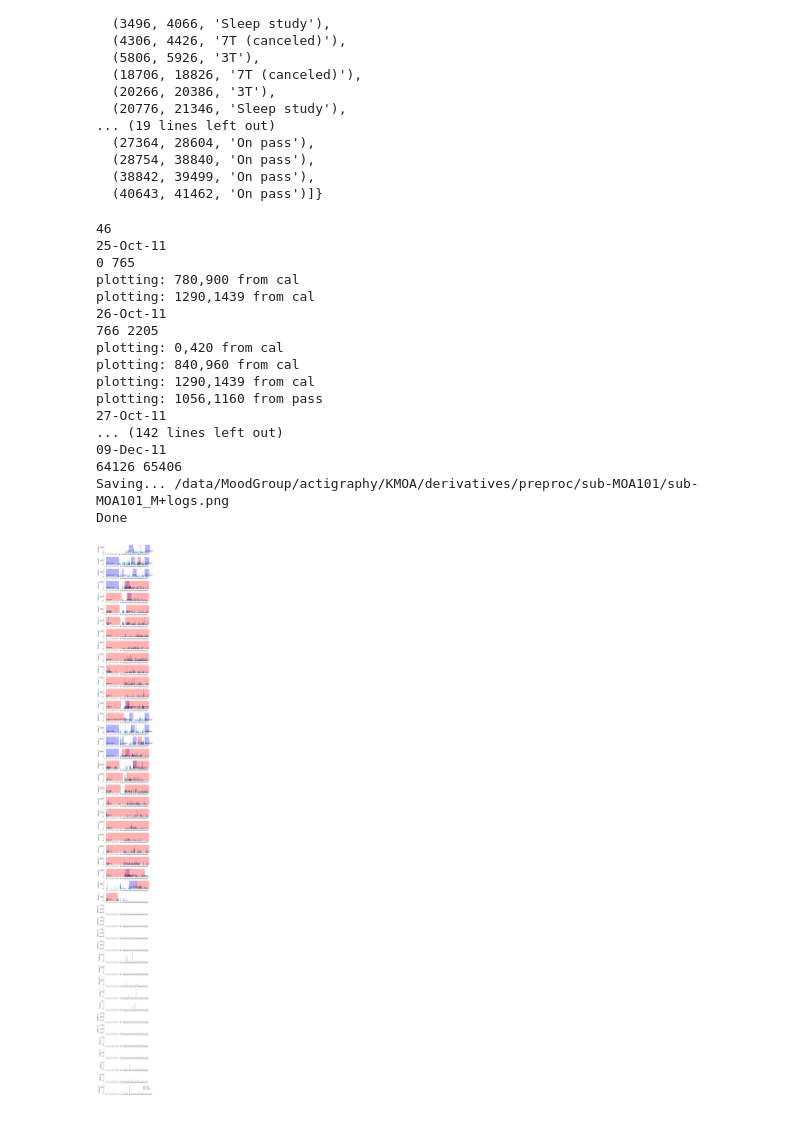
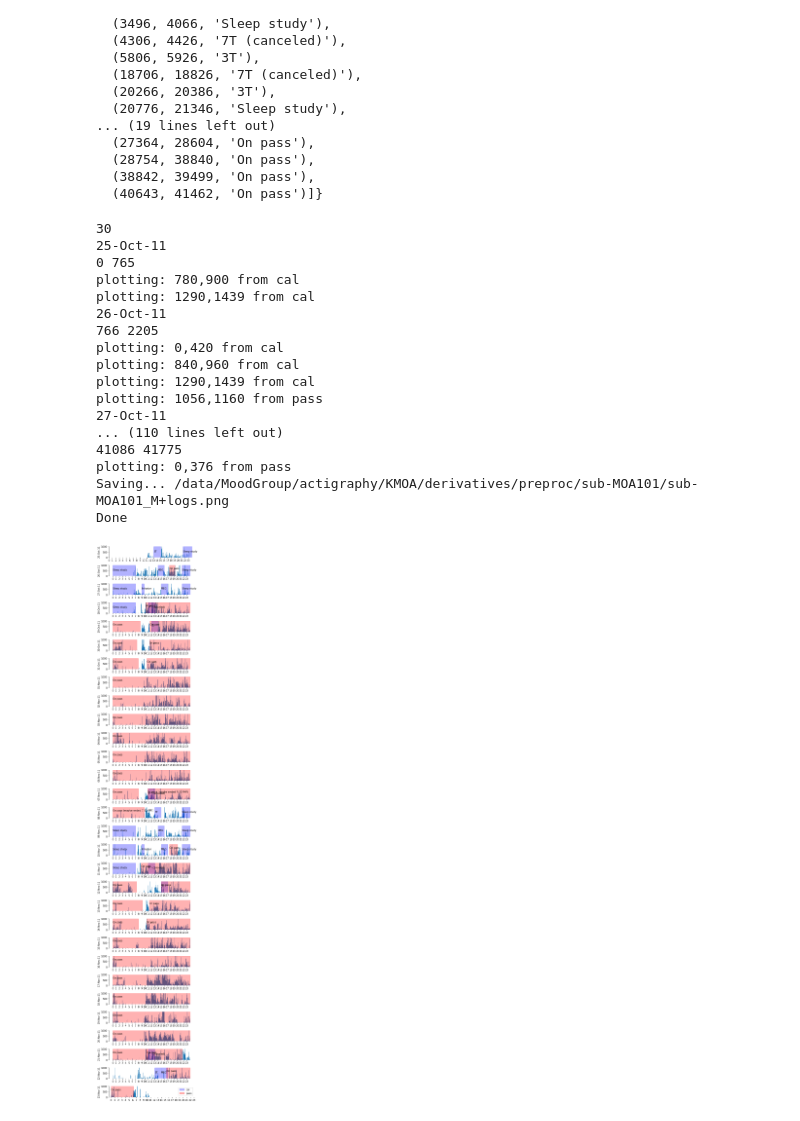
Before and after one commit to jwe080/actigraPy, a Jupyter notebook: notebooks/write_Mtimes.ipynb, the cells around one changed output. Drawn from its saved outputs; the diff is of its cells as text; code cells hidden in the pictures.

```diff
--- a/notebooks/write_Mtimes.ipynb
+++ b/notebooks/write_Mtimes.ipynb
@@ -239,5 +239,5 @@ start = 0, end = 41776
 ## <font color='red'>Make sure the starts and ends make sense before clipping the data</font>
 # %%
 #put own number in start + end if disagree with above!
-lim = [awd_dat['DateTime'][start],awd_dat['DateTime'][end]]
+lim = [(awd_dat['DateTime'][start],awd_dat['DateTime'][end],"")]
 clip_dat = act.clip_dat(lim,awd_dat)
@@ -294,23 +298,23 @@ plots
 # %%
 importlib.reload(act)
 
-act.plot_awd(clip_dat,plots,show=False,fn_pref=os.path.join(out_dir,sub_long+'_M+logs'),plot_type='single',debug=True)
+act.plot_awd(clip_dat,plots,max_act=1000, show=False,fn_pref=os.path.join(out_dir,sub_long+'_M+logs'),plot_type='single',debug=True)
 # %% [output]
-46
+30
 25-Oct-11
 0 765
 plotting: 780,900 from cal
 plotting: 1290,1439 from cal
 26-Oct-11
 766 2205
 plotting: 0,420 from cal
 plotting: 840,960 from cal
 plotting: 1290,1439 from cal
 plotting: 1056,1160 from pass
 27-Oct-11
-... (142 lines left out)
-09-Dec-11
-64126 65406
+... (110 lines left out)
+41086 41775
+plotting: 0,376 from pass
 Saving... /data/MoodGroup/actigraphy/KMOA/derivatives/preproc/sub-MOA101/sub-MOA101_M+logs.png
 Done
-[figure, old version]
+[figure, new version]
```
Also changed, not shown: parts of 6 cells of this notebook, 1 other file.
